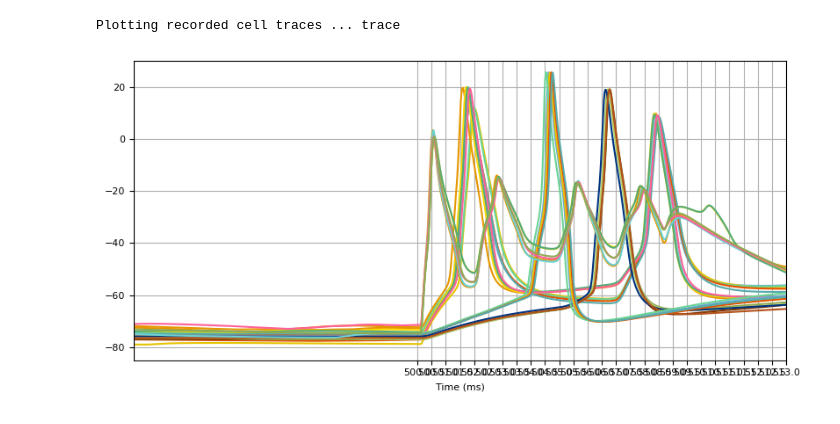
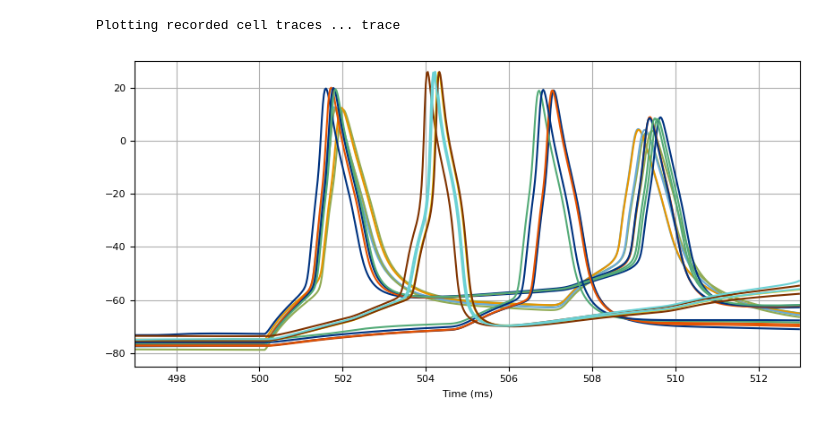
Before and after one commit to LucasBentivoglio/S1_opto_Thal, a Jupyter notebook: data/analysis_vx_batchx.ipynb, the cells around one changed output. Cells and saved outputs as stored; diff of their text form; code cells hidden in the pictures.

```diff
--- a/data/analysis_vx_batchx.ipynb
+++ b/data/analysis_vx_batchx.ipynb
@@ -10,7 +10,7 @@ import pickle as pkl
 # from cfg25p import *
 # from cfg25p import histRate
 # %%
-filename = 'v2_batch3/v2_batch3_0_data.pkl'
+filename = 'v2_batch4/v2_batch4_0_data.pkl'
 
 layer_bounds= {'1':[0.0, 0.079], '2': [0.079,0.151], '3': [0.151,0.320], '23': [0.079,0.320], '4':[0.320,0.412], '5': [0.412,0.664], '6': [0.664,1.0]}
 sim.load(filename, instantiate=True, instantiateConns = False, instantiateStims = False, instantiateRxD = False, createNEURONObj = False)
@@ -83,11 +122,11 @@ Plotting LFP time series...
 # %%
-sim.analysis.plotTraces(timeRange=[490,513], overlay=True, oneFigPer='trace', ylim=[-85,30], subtitles= False, axis=True, scaleBarLoc=1, figSize=(8, 4), fontSize=8, showFig=False, saveFig=False);
-plt.xticks(np.linspace(500,513,27))
+sim.analysis.plotTraces(include=sim.cfg.S1cells[:4], timeRange=[497,513.0], overlay=True, oneFigPer='trace', ylim=[-85,30], subtitles= False, axis=True, scaleBarLoc=1, figSize=(8, 4), fontSize=8, showFig=False, saveFig=False);
+# plt.xticks(np.linspace(500,513,27))
 plt.grid(True)
 plt.show()
 # %% [output]
 Plotting recorded cell traces ... trace
-[figure, old version]
+[figure, new version]
 # %%
 timeRange = [500,520]
 # 'presyn_VPL_sTC', 'presyn_VPM_sTC', 'presyn_POm_sTC_s1'
```
Also changed, not shown: parts of 12 cells of this notebook, 20 other files.
